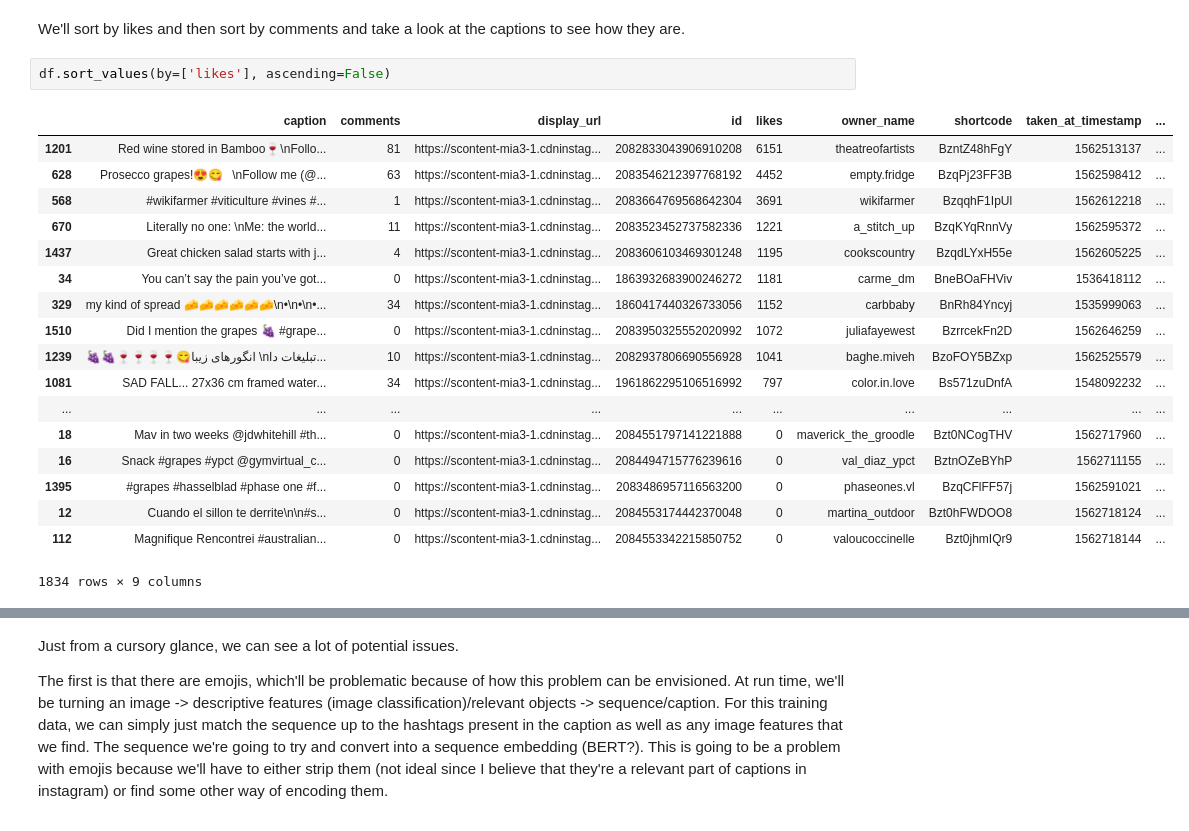
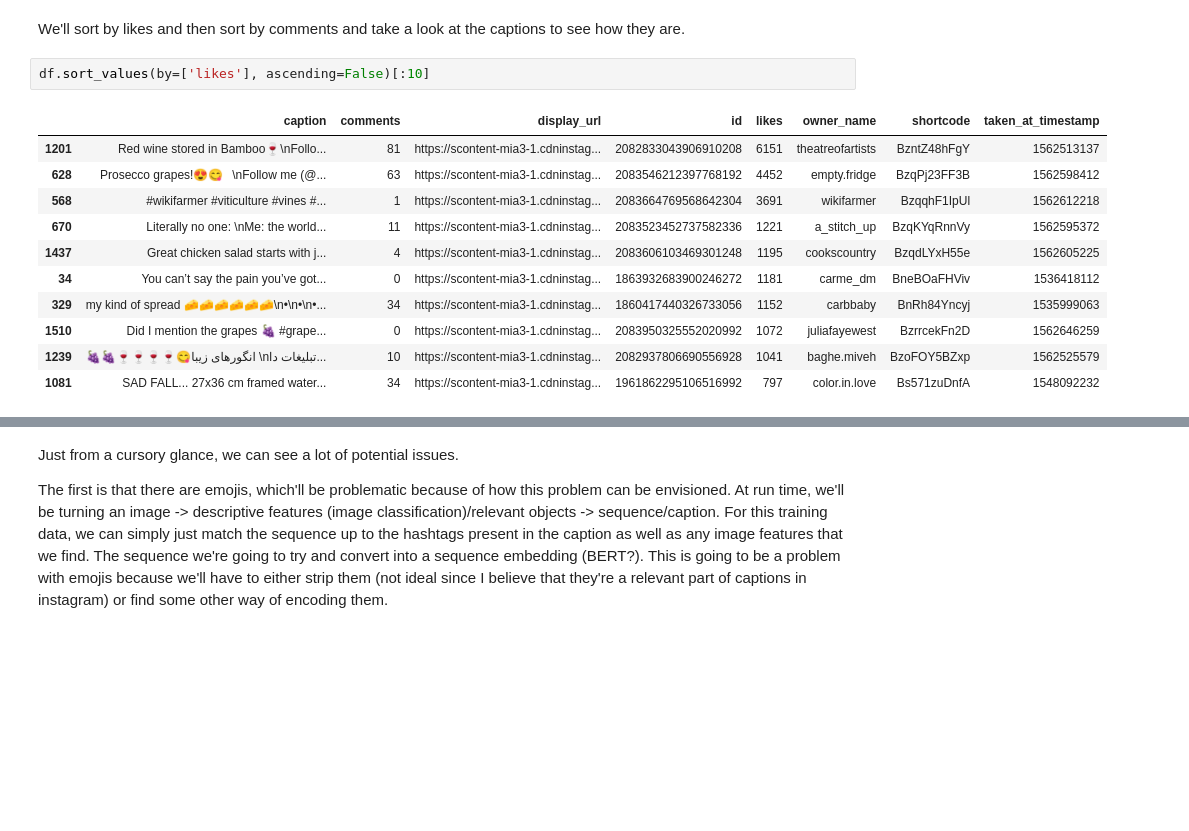
Before and after one commit to szeng7/instagram-caption-generator, a Jupyter notebook: data_analysis.ipynb, the cells around one changed output, grey strips where cells are left out. Drawn from its saved outputs; the diff is of its cells as text; blank space fills up the shorter version.

```diff
--- a/data_analysis.ipynb
+++ b/data_analysis.ipynb
@@ -58,24 +39,17 @@ Name: comments, dtype: float64
 # %% [markdown]
 We'll sort by likes and then sort by comments and take a look at the captions to see how they are.
 # %%
-df.sort_values(by=['likes'], ascending=False)
+df.sort_values(by=['likes'], ascending=False)[:10]
 # %% [output]
-|  | caption | comments | display_url | id | likes | owner_name | shortcode | taken_at_timestamp | ... |
-| 1201 | Red wine stored in Bamboo🍷\nFollo... | 81 | https://scontent-mia3-1.cdninstag... | 2082833043906910208 | 6151 | theatreofartists | BzntZ48hFgY | 1562513137 | ... |
-| 628 | Prosecco grapes!😍😋⠀\nFollow me (@... | 63 | https://scontent-mia3-1.cdninstag... | 2083546212397768192 | 4452 | empty.fridge | BzqPj23FF3B | 1562598412 | ... |
-| 568 | #wikifarmer #viticulture #vines #... | 1 | https://scontent-mia3-1.cdninstag... | 2083664769568642304 | 3691 | wikifarmer | BzqqhF1IpUl | 1562612218 | ... |
-| 670 | Literally no one: \nMe: the world... | 11 | https://scontent-mia3-1.cdninstag... | 2083523452737582336 | 1221 | a_stitch_up | BzqKYqRnnVy | 1562595372 | ... |
-| 1437 | Great chicken salad starts with j... | 4 | https://scontent-mia3-1.cdninstag... | 2083606103469301248 | 1195 | cookscountry | BzqdLYxH55e | 1562605225 | ... |
-| 34 | You can’t say the pain you’ve got... | 0 | https://scontent-mia3-1.cdninstag... | 1863932683900246272 | 1181 | carme_dm | BneBOaFHViv | 1536418112 | ... |
-| 329 | my kind of spread 🧀🧀🧀🧀🧀🧀\n•\n•\n•... | 34 | https://scontent-mia3-1.cdninstag... | 1860417440326733056 | 1152 | carbbaby | BnRh84Yncyj | 1535999063 | ... |
-| 1510 | Did I mention the grapes 🍇 #grape... | 0 | https://scontent-mia3-1.cdninstag... | 2083950325552020992 | 1072 | juliafayewest | BzrrcekFn2D | 1562646259 | ... |
-| 1239 | 🍇🍇🍷🍷🍷🍷😋انگورهای زیبا \nتبلیغات دا... | 10 | https://scontent-mia3-1.cdninstag... | 2082937806690556928 | 1041 | baghe.miveh | BzoFOY5BZxp | 1562525579 | ... |
-| 1081 | SAD FALL... 27x36 cm framed water... | 34 | https://scontent-mia3-1.cdninstag... | 1961862295106516992 | 797 | color.in.love | Bs571zuDnfA | 1548092232 | ... |
-| ... | ... | ... | ... | ... | ... | ... | ... | ... | ... |
-| 18 | Mav in two weeks @jdwhitehill #th... | 0 | https://scontent-mia3-1.cdninstag... | 2084551797141221888 | 0 | maverick_the_groodle | Bzt0NCogTHV | 1562717960 | ... |
-| 16 | Snack #grapes #ypct @gymvirtual_c... | 0 | https://scontent-mia3-1.cdninstag... | 2084494715776239616 | 0 | val_diaz_ypct | BztnOZeBYhP | 1562711155 | ... |
-| 1395 | #grapes #hasselblad #phase one #f... | 0 | https://scontent-mia3-1.cdninstag... | 2083486957116563200 | 0 | phaseones.vl | BzqCFlFF57j | 1562591021 | ... |
-| 12 | Cuando el sillon te derrite\n\n#s... | 0 | https://scontent-mia3-1.cdninstag... | 2084553174442370048 | 0 | martina_outdoor | Bzt0hFWDOO8 | 1562718124 | ... |
-| 112 | Magnifique Rencontrei #australian... | 0 | https://scontent-mia3-1.cdninstag... | 2084553342215850752 | 0 | valoucoccinelle | Bzt0jhmIQr9 | 1562718144 | ... |
+|  | caption | comments | display_url | id | likes | owner_name | shortcode | taken_at_timestamp |
+| 1201 | Red wine stored in Bamboo🍷\nFollo... | 81 | https://scontent-mia3-1.cdninstag... | 2082833043906910208 | 6151 | theatreofartists | BzntZ48hFgY | 1562513137 |
+| 628 | Prosecco grapes!😍😋⠀\nFollow me (@... | 63 | https://scontent-mia3-1.cdninstag... | 2083546212397768192 | 4452 | empty.fridge | BzqPj23FF3B | 1562598412 |
+| 568 | #wikifarmer #viticulture #vines #... | 1 | https://scontent-mia3-1.cdninstag... | 2083664769568642304 | 3691 | wikifarmer | BzqqhF1IpUl | 1562612218 |
+| 670 | Literally no one: \nMe: the world... | 11 | https://scontent-mia3-1.cdninstag... | 2083523452737582336 | 1221 | a_stitch_up | BzqKYqRnnVy | 1562595372 |
+| 1437 | Great chicken salad starts with j... | 4 | https://scontent-mia3-1.cdninstag... | 2083606103469301248 | 1195 | cookscountry | BzqdLYxH55e | 1562605225 |
+| 34 | You can’t say the pain you’ve got... | 0 | https://scontent-mia3-1.cdninstag... | 1863932683900246272 | 1181 | carme_dm | BneBOaFHViv | 1536418112 |
+| 329 | my kind of spread 🧀🧀🧀🧀🧀🧀\n•\n•\n•... | 34 | https://scontent-mia3-1.cdninstag... | 1860417440326733056 | 1152 | carbbaby | BnRh84Yncyj | 1535999063 |
+| 1510 | Did I mention the grapes 🍇 #grape... | 0 | https://scontent-mia3-1.cdninstag... | 2083950325552020992 | 1072 | juliafayewest | BzrrcekFn2D | 1562646259 |
+| 1239 | 🍇🍇🍷🍷🍷🍷😋انگورهای زیبا \nتبلیغات دا... | 10 | https://scontent-mia3-1.cdninstag... | 2082937806690556928 | 1041 | baghe.miveh | BzoFOY5BZxp | 1562525579 |
+| 1081 | SAD FALL... 27x36 cm framed water... | 34 | https://scontent-mia3-1.cdninstag... | 1961862295106516992 | 797 | color.in.love | Bs571zuDnfA | 1548092232 |
-1834 rows × 9 columns
 # %%
```
Also changed, not shown: parts of 7 cells of this notebook.
